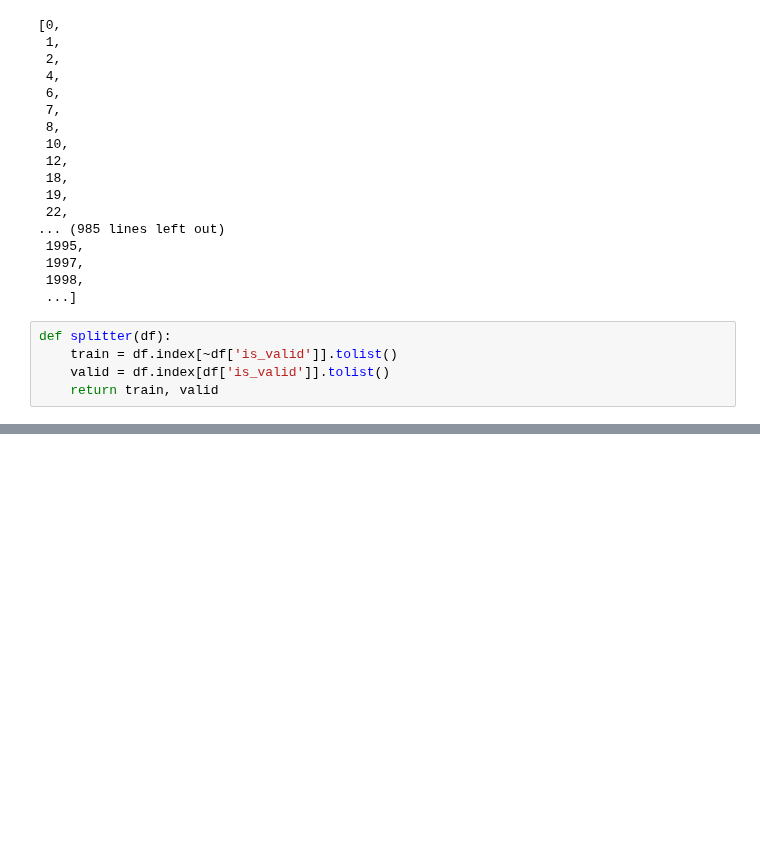
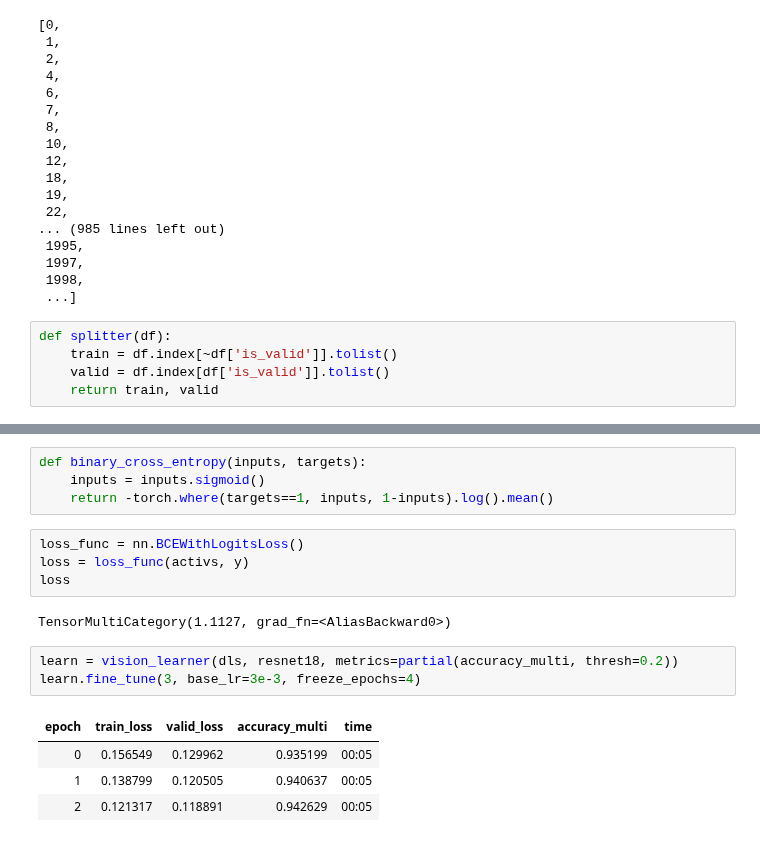
Before and after one commit to peterbull/deep-learning-projects, a Jupyter notebook: ch_6_notes/06_multicat.ipynb, the cells around one changed output, grey strips where cells are left out. Cells and saved outputs as stored; diff of their text form; blank space fills up the shorter version.

```diff
--- a/ch_6_notes/06_multicat.ipynb
+++ b/ch_6_notes/06_multicat.ipynb
@@ -225,0 +257,18 @@ AttributeError: summary
+# %%
+def binary_cross_entropy(inputs, targets):
+    inputs = inputs.sigmoid()
+    return -torch.where(targets==1, inputs, 1-inputs).log().mean()
+# %%
+loss_func = nn.BCEWithLogitsLoss()
+loss = loss_func(activs, y)
+loss
+# %% [output]
+TensorMultiCategory(1.1127, grad_fn=<AliasBackward0>)
+# %%
+learn = vision_learner(dls, resnet18, metrics=partial(accuracy_multi, thresh=0.2))
+learn.fine_tune(3, base_lr=3e-3, freeze_epochs=4)
+# %% [output]
+| epoch | train_loss | valid_loss | accuracy_multi | time |
+| 0 | 0.156549 | 0.129962 | 0.935199 | 00:05 |
+| 1 | 0.138799 | 0.120505 | 0.940637 | 00:05 |
+| 2 | 0.121317 | 0.118891 | 0.942629 | 00:05 |
```
Also changed, not shown: parts of 16 cells of this notebook.
